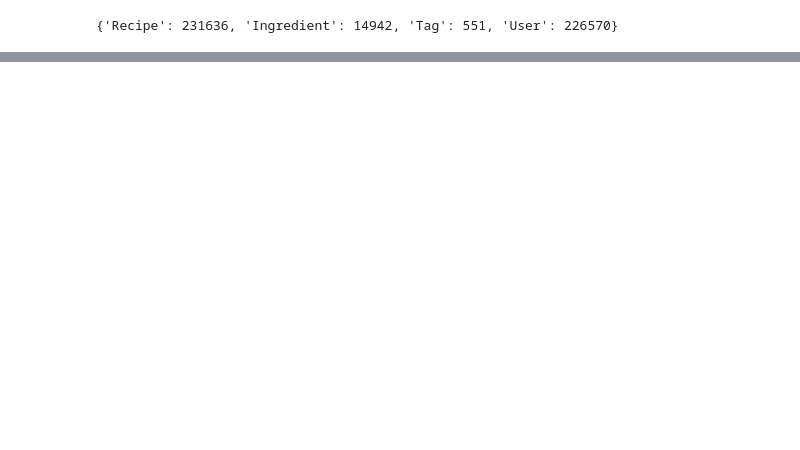
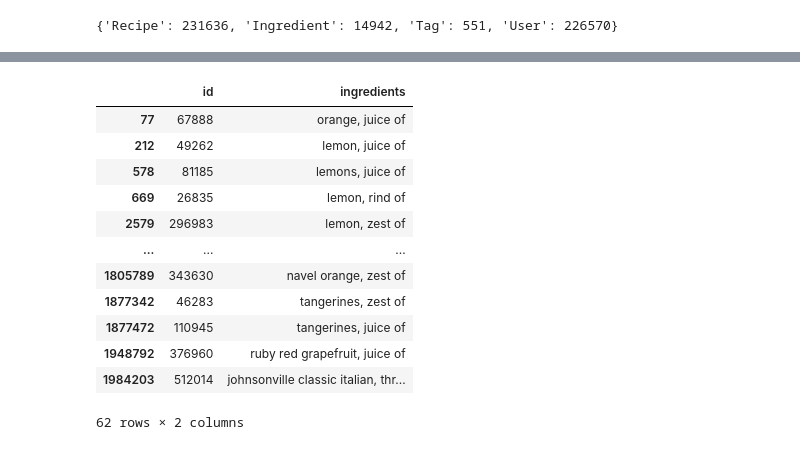
Before and after one commit to nickthegroot/recipe-recommendation, a Jupyter notebook: notebooks/230112-nickthegroot-data-explore.ipynb, the cells around one changed output, grey strips where cells are left out. Cells and saved outputs as stored; diff of their text form; code cells hidden in the pictures; blank space fills up the shorter version.

```diff
--- a/notebooks/230112-nickthegroot-data-explore.ipynb
+++ b/notebooks/230112-nickthegroot-data-explore.ipynb
@@ -407,0 +498,16 @@ conn.getEdgeCount('*')
+# %%
+unique_ingredients[unique_ingredients.ingredients.str.contains(',', regex=False)]
+# %% [output]
+|  | id | ingredients |
+| 77 | 67888 | orange, juice of |
+| 212 | 49262 | lemon, juice of |
+| 578 | 81185 | lemons, juice of |
+| 669 | 26835 | lemon, rind of |
+| 2579 | 296983 | lemon, zest of |
+| ... | ... | ... |
+| 1805789 | 343630 | navel orange, zest of |
+| 1877342 | 46283 | tangerines, zest of |
+| 1877472 | 110945 | tangerines, juice of |
+| 1948792 | 376960 | ruby red grapefruit, juice of |
+| 1984203 | 512014 | johnsonville classic italian, thr... |
+62 rows × 2 columns
```
Also changed, not shown: parts of 15 cells of this notebook, 7 other files.
